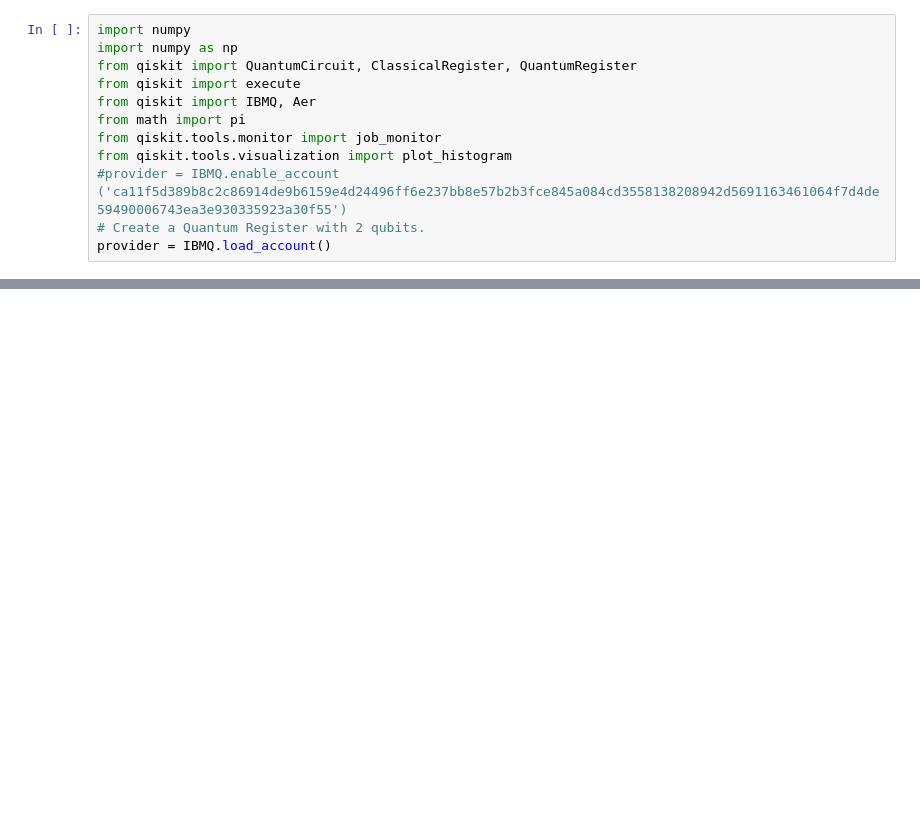
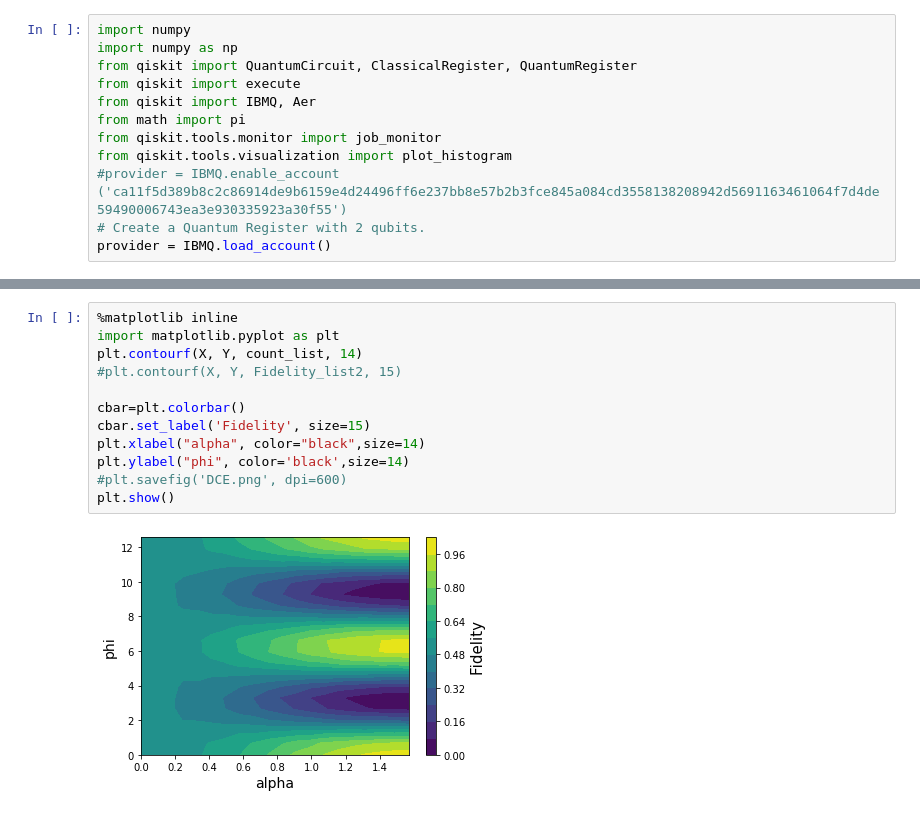
Before and after one commit to NarendraHegade5/Delayed_Choice_Experiment, a Jupyter notebook: Delayed_Choice_Experiment.ipynb, the cells around one changed output, grey strips where cells are left out. Saved outputs shown, nothing was run; the diff lists cells and outputs as text; blank space fills up the shorter version.

```diff
--- a/Delayed_Choice_Experiment.ipynb
+++ b/Delayed_Choice_Experiment.ipynb
@@ -59,0 +125,14 @@ plt.show()
+# %%
+%matplotlib inline
+import matplotlib.pyplot as plt
+plt.contourf(X, Y, count_list, 14)
+#plt.contourf(X, Y, Fidelity_list2, 15)
+
+cbar=plt.colorbar()
+cbar.set_label('Fidelity', size=15)
+plt.xlabel("alpha", color="black",size=14)
+plt.ylabel("phi", color='black',size=14)
+#plt.savefig('DCE.png', dpi=600)
+plt.show()
+# %% [output]
+[figure, added]
```
Also changed, not shown: parts of 7 cells of this notebook, 1 other file.
